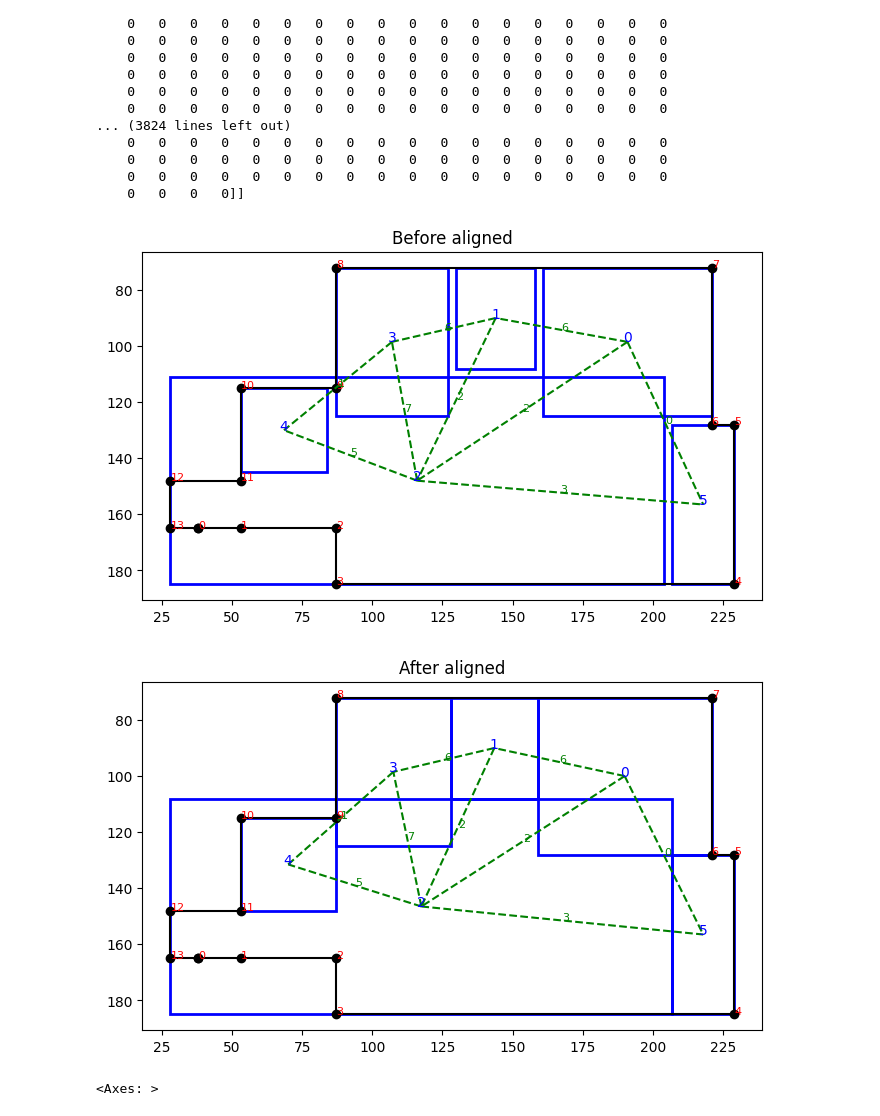
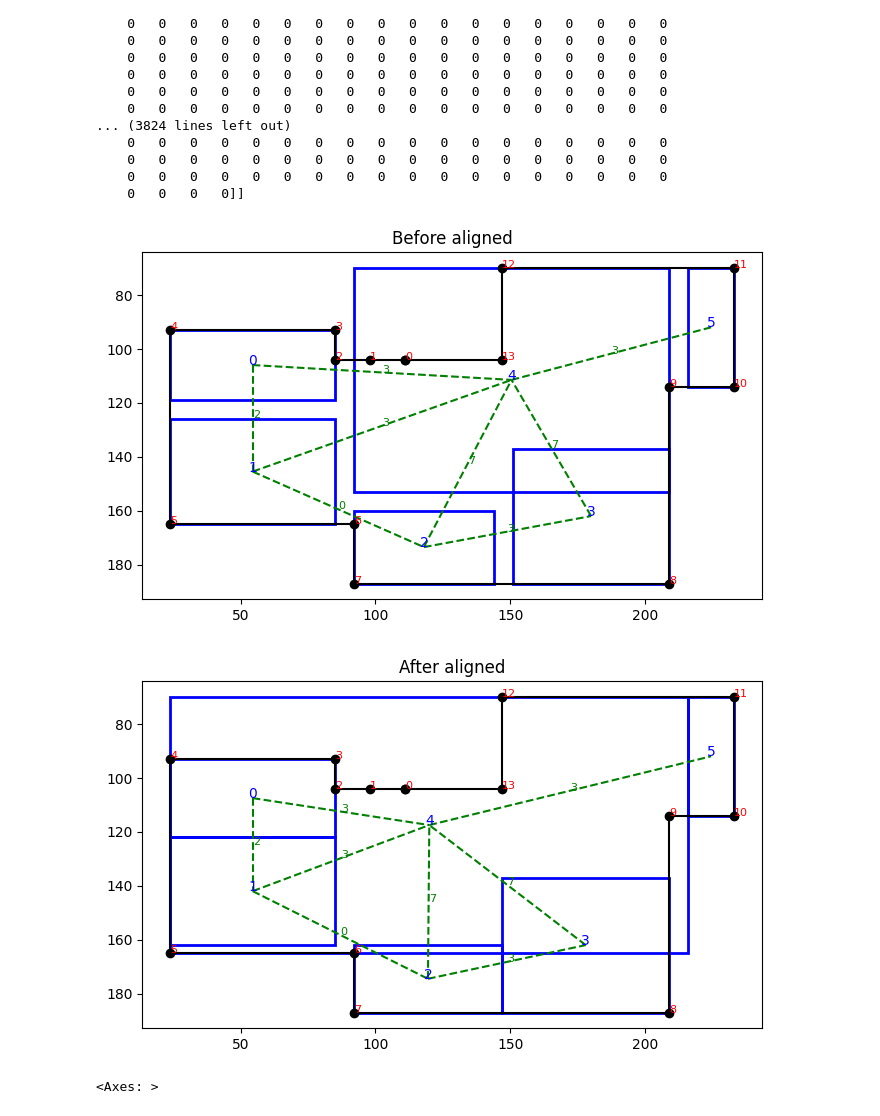
Before and after one commit to Lhhiep-maxcode/FloorPlanVDT, a Jupyter notebook: DataProcessing/process_data.ipynb, the cells around one changed output. Cells and saved outputs as stored; diff of their text form; code cells hidden in the pictures.

```diff
--- a/DataProcessing/process_data.ipynb
+++ b/DataProcessing/process_data.ipynb
@@ -113,22 +116,22 @@ def plot_extracted_data(data, title):
     plt.gca().invert_yaxis()  # match image coordinates
     plt.show()
 # %%
-file_path = "./RPLAN_Toolbox/data/0.png"
+file_path = "./raw_data/floorplan_dataset/8.png"
 fp = Floorplan(file_path)
 data = fp.to_dict()
 
 plot_extracted_data(data, "Before aligned")
 boxes_aligned, order, room_boundaries = align_fp_gt(data['boundary'],data['boxes'],data['types'],data['edges'])
 data['boxes_aligned'] = boxes_aligned
 data['order'] = order
 data['room_boundaries'] = room_boundaries
 tmp = data['boxes']
 data['boxes'] = boxes_aligned
 plot_extracted_data(data, "After aligned")
 data['boxes'] = tmp
 # %% [output]
-[figure, old version]
+[figure, new version]
-[figure, old version]
+[figure, new version]
 # %%
 doors,windows = get_dw(data)
 data['doors'] = doors
```
Also changed, not shown: parts of 3 cells of this notebook, 3 other files.
